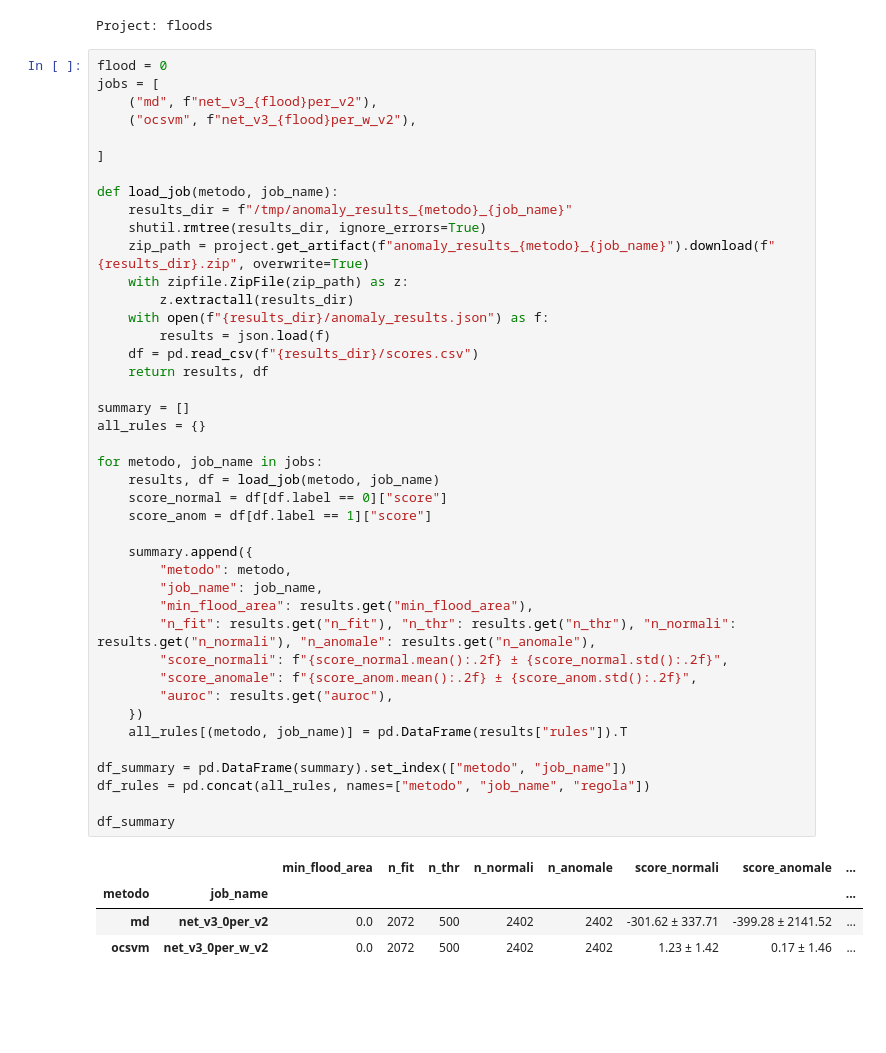
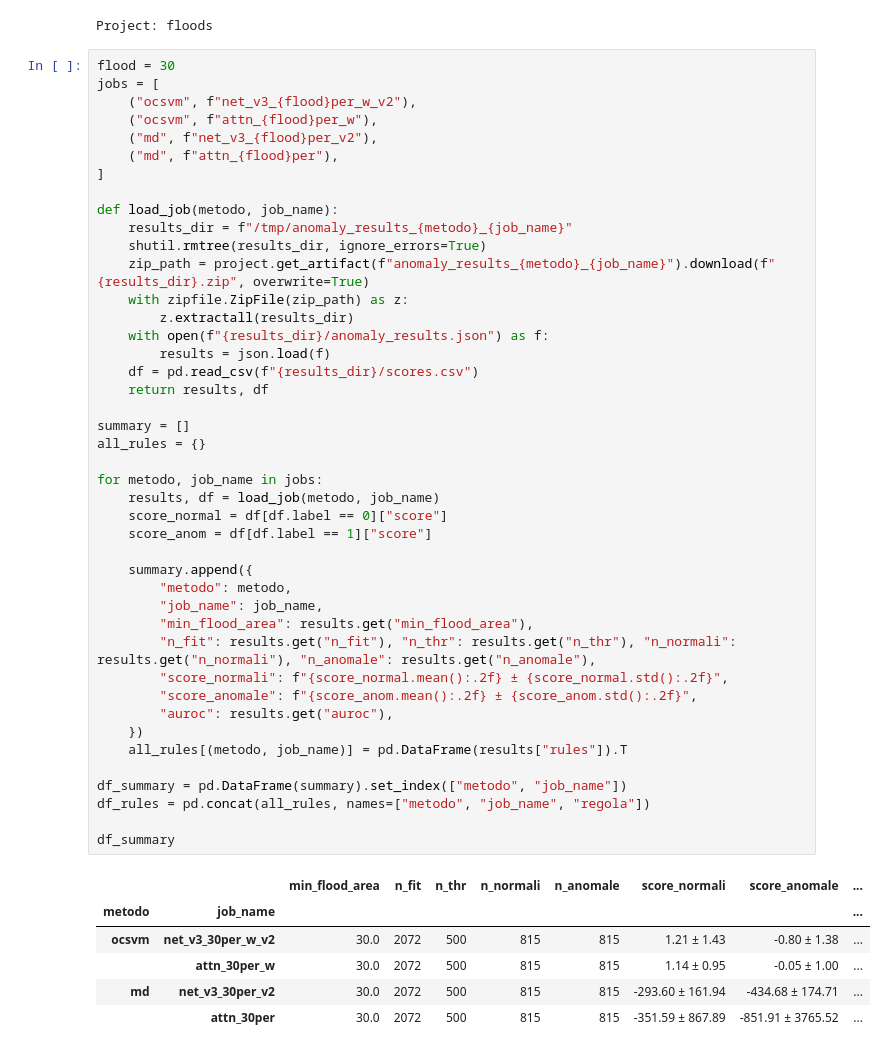
Before and after one commit to mattiaBarbo2002/TESI, a Jupyter notebook: notebooks/plots/plots_attn.ipynb, the cells around one changed output. Drawn from its saved outputs; the diff is of its cells as text; blank space fills up the shorter version.

```diff
--- a/notebooks/plots/plots_attn.ipynb
+++ b/notebooks/plots/plots_attn.ipynb
@@ -15,11 +15,12 @@ print(f"Project: {project.name}")
 # %% [output]
 Project: floods
 # %%
-flood = 0
+flood = 30
 jobs = [
+    ("ocsvm", f"net_v3_{flood}per_w_v2"),
+    ("ocsvm", f"attn_{flood}per_w"),
     ("md", f"net_v3_{flood}per_v2"),
-    ("ocsvm", f"net_v3_{flood}per_w_v2"),
-
+    ("md", f"attn_{flood}per"),
 ]
 
 def load_job(metodo, job_name):
@@ -32,35 +33,37 @@ def load_job(metodo, job_name):
         results = json.load(f)
     df = pd.read_csv(f"{results_dir}/scores.csv")
     return results, df
 
 summary = []
 all_rules = {}
 
 for metodo, job_name in jobs:
     results, df = load_job(metodo, job_name)
     score_normal = df[df.label == 0]["score"]
     score_anom = df[df.label == 1]["score"]
 
     summary.append({
         "metodo": metodo,
         "job_name": job_name,
         "min_flood_area": results.get("min_flood_area"),
         "n_fit": results.get("n_fit"), "n_thr": results.get("n_thr"), "n_normali": results.get("n_normali"), "n_anomale": results.get("n_anomale"),
         "score_normali": f"{score_normal.mean():.2f} ± {score_normal.std():.2f}",
         "score_anomale": f"{score_anom.mean():.2f} ± {score_anom.std():.2f}",
         "auroc": results.get("auroc"),
     })
     all_rules[(metodo, job_name)] = pd.DataFrame(results["rules"]).T
 
 df_summary = pd.DataFrame(summary).set_index(["metodo", "job_name"])
 df_rules = pd.concat(all_rules, names=["metodo", "job_name", "regola"])
 
 df_summary
 # %% [output]
 |  |  | min_flood_area | n_fit | n_thr | n_normali | n_anomale | score_normali | score_anomale | ... |
 | metodo | job_name |  |  |  |  |  |  |  | ... |
-| md | net_v3_0per_v2 | 0.0 | 2072 | 500 | 2402 | 2402 | -301.62 ± 337.71 | -399.28 ± 2141.52 | ... |
-| ocsvm | net_v3_0per_w_v2 | 0.0 | 2072 | 500 | 2402 | 2402 | 1.23 ± 1.42 | 0.17 ± 1.46 | ... |
+| ocsvm | net_v3_30per_w_v2 | 30.0 | 2072 | 500 | 815 | 815 | 1.21 ± 1.43 | -0.80 ± 1.38 | ... |
+|  | attn_30per_w | 30.0 | 2072 | 500 | 815 | 815 | 1.14 ± 0.95 | -0.05 ± 1.00 | ... |
+| md | net_v3_30per_v2 | 30.0 | 2072 | 500 | 815 | 815 | -293.60 ± 161.94 | -434.68 ± 174.71 | ... |
+|  | attn_30per | 30.0 | 2072 | 500 | 815 | 815 | -351.59 ± 867.89 | -851.91 ± 3765.52 | ... |
 # %%
 df_rules
 # %% [output]
```
Also changed, not shown: parts of 4 cells of this notebook, 11 other files.
